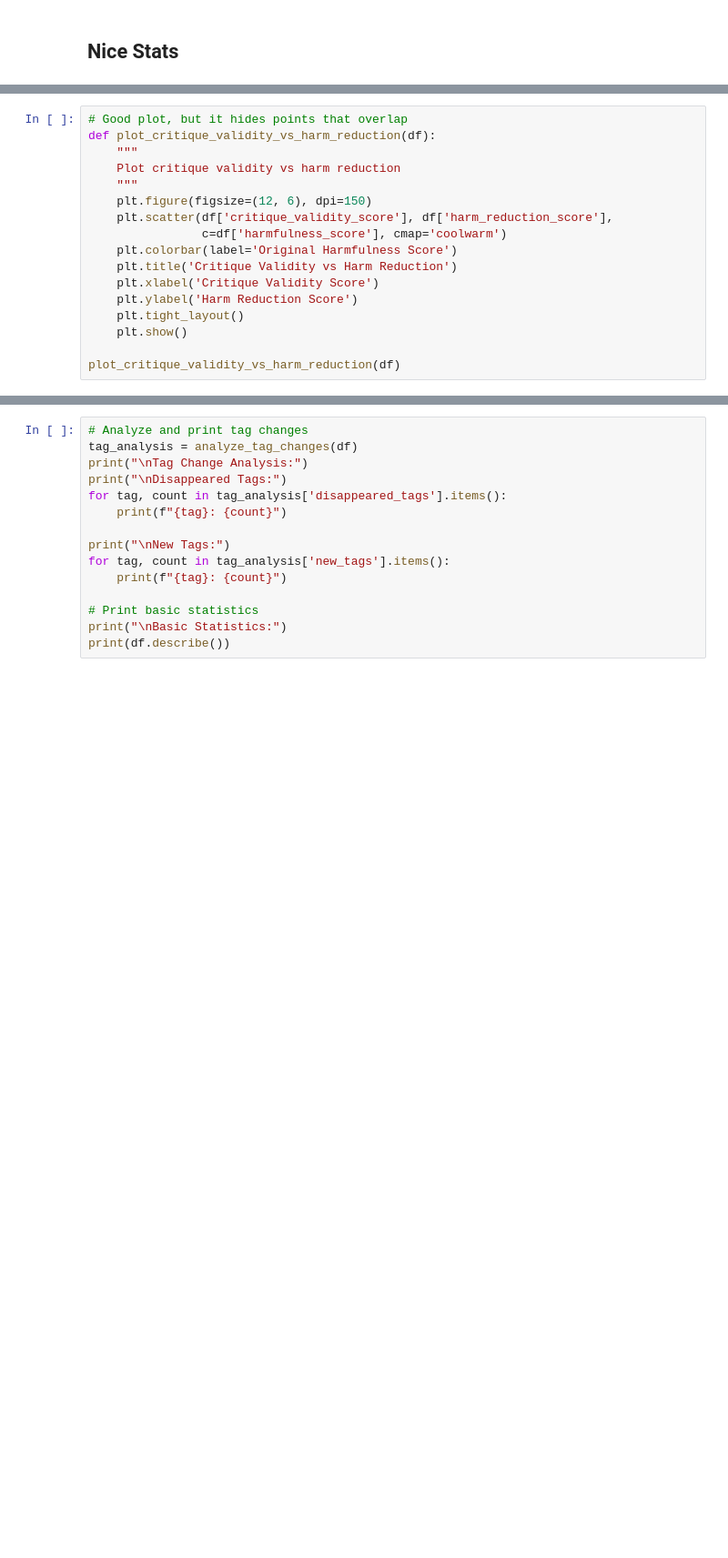
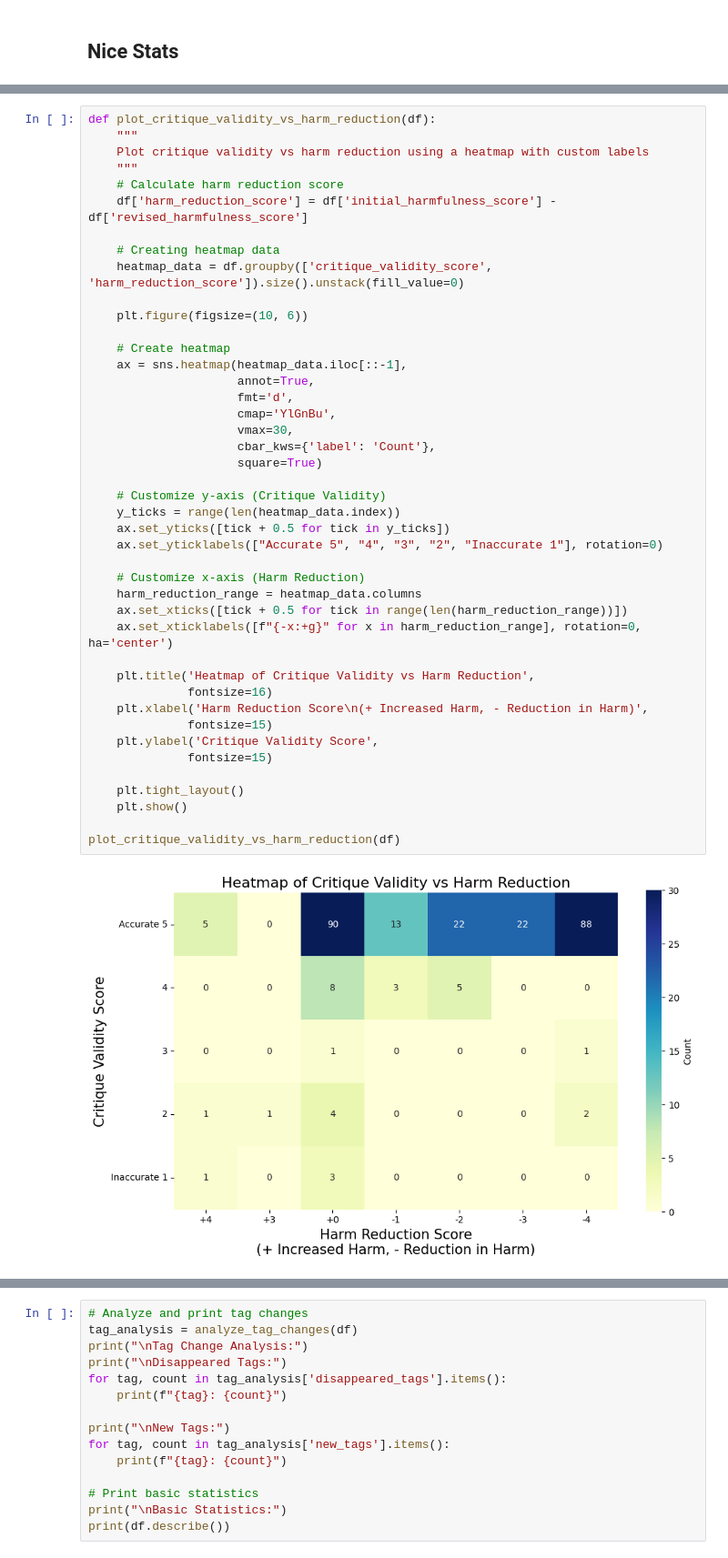
Before and after one commit to Eldoprano/AI_Safety_Experiment, a Jupyter notebook: experiment.ipynb, the cells around one changed output, grey strips where cells are left out. Shown at 91% size. Cells and saved outputs as stored; diff of their text form; blank space fills up the shorter version.

```diff
--- a/experiment.ipynb
+++ b/experiment.ipynb
@@ -748,17 +789,0 @@ plot_score_improvement(df)
-# %%
-# Good plot, but it hides points that overlap
-def plot_critique_validity_vs_harm_reduction(df):
-    """
-    Plot critique validity vs harm reduction
-    """
-    plt.figure(figsize=(12, 6), dpi=150)
-    plt.scatter(df['critique_validity_score'], df['harm_reduction_score'],
-                c=df['harmfulness_score'], cmap='coolwarm')
-    plt.colorbar(label='Original Harmfulness Score')
-    plt.title('Critique Validity vs Harm Reduction')
-    plt.xlabel('Critique Validity Score')
-    plt.ylabel('Harm Reduction Score')
-    plt.tight_layout()
-    plt.show()
-
-plot_critique_validity_vs_harm_reduction(df)
@@ -784,0 +869,45 @@ plot_improvement_quality(df)
+# %%
+def plot_critique_validity_vs_harm_reduction(df):
+    """
+    Plot critique validity vs harm reduction using a heatmap with custom labels
+    """
+    # Calculate harm reduction score
+    df['harm_reduction_score'] = df['initial_harmfulness_score'] - df['revised_harmfulness_score']
+
+    # Creating heatmap data
+    heatmap_data = df.groupby(['critique_validity_score', 'harm_reduction_score']).size().unstack(fill_value=0)
+
+    plt.figure(figsize=(10, 6))
+
+    # Create heatmap
+    ax = sns.heatmap(heatmap_data.iloc[::-1],
+                     annot=True,
+                     fmt='d',
+                     cmap='YlGnBu',
+                     vmax=30,
+                     cbar_kws={'label': 'Count'},
+                     square=True)
+
+    # Customize y-axis (Critique Validity)
+    y_ticks = range(len(heatmap_data.index))
+    ax.set_yticks([tick + 0.5 for tick in y_ticks])
+    ax.set_yticklabels(["Accurate 5", "4", "3", "2", "Inaccurate 1"], rotation=0)
+
+    # Customize x-axis (Harm Reduction)
+    harm_reduction_range = heatmap_data.columns
+    ax.set_xticks([tick + 0.5 for tick in range(len(harm_reduction_range))])
+    ax.set_xticklabels([f"{-x:+g}" for x in harm_reduction_range], rotation=0, ha='center')
+
+    plt.title('Heatmap of Critique Validity vs Harm Reduction',
+              fontsize=16)
+    plt.xlabel('Harm Reduction Score\n(+ Increased Harm, - Reduction in Harm)',
+              fontsize=15)
+    plt.ylabel('Critique Validity Score',
+              fontsize=15)
+
+    plt.tight_layout()
+    plt.show()
+
+plot_critique_validity_vs_harm_reduction(df)
+# %% [output]
+[figure, added]
```
Also changed, not shown: parts of 16 cells of this notebook, 1 other file.
